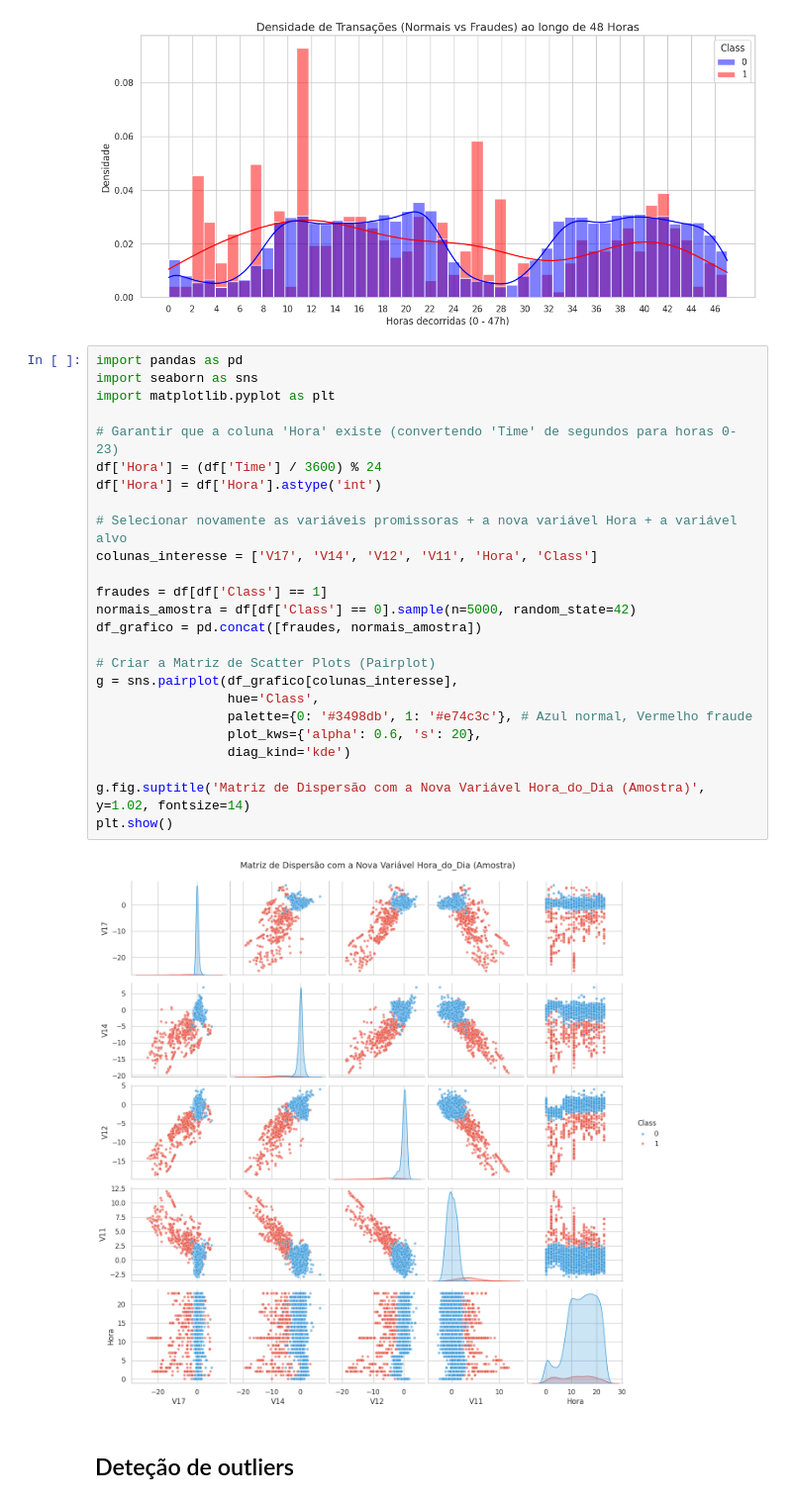
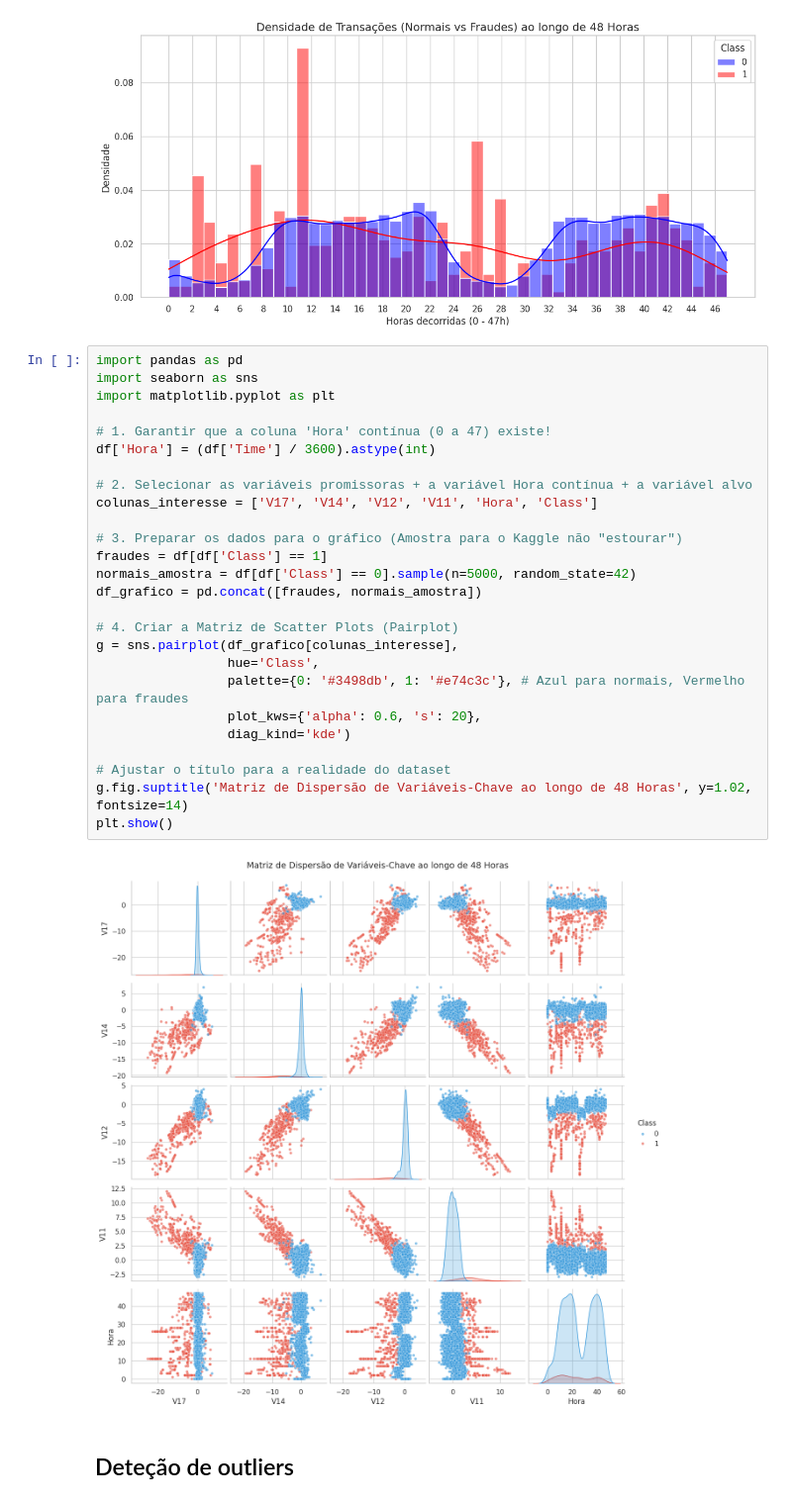
Before and after one commit to tomas15moreira/Projeto-Detecao-de-Transacoes-Fraudulentas-, a Jupyter notebook: notebooks/1.0_eda_limpeza.ipynb, the cells around one changed output. Shown at 99% size. Saved outputs shown, nothing was run; the diff lists cells and outputs as text.

Commit message:
Kaggle Notebook | Projeto_Detecção_de_Transações_Fraudulentas  | Version 27

```diff
--- a/notebooks/1.0_eda_limpeza.ipynb
+++ b/notebooks/1.0_eda_limpeza.ipynb
@@ -555,30 +555,31 @@ plt.show()
 # %%
 import pandas as pd
 import seaborn as sns
 import matplotlib.pyplot as plt
 
-# Garantir que a coluna 'Hora' existe (convertendo 'Time' de segundos para horas 0-23)
-df['Hora'] = (df['Time'] / 3600) % 24
-df['Hora'] = df['Hora'].astype('int')
+# 1. Garantir que a coluna 'Hora' contínua (0 a 47) existe!
+df['Hora'] = (df['Time'] / 3600).astype(int)
 
-# Selecionar novamente as variáveis promissoras + a nova variável Hora + a variável alvo
+# 2. Selecionar as variáveis promissoras + a variável Hora contínua + a variável alvo
 colunas_interesse = ['V17', 'V14', 'V12', 'V11', 'Hora', 'Class']
 
+# 3. Preparar os dados para o gráfico (Amostra para o Kaggle não "estourar")
 fraudes = df[df['Class'] == 1]
 normais_amostra = df[df['Class'] == 0].sample(n=5000, random_state=42)
 df_grafico = pd.concat([fraudes, normais_amostra])
 
-# Criar a Matriz de Scatter Plots (Pairplot)
+# 4. Criar a Matriz de Scatter Plots (Pairplot)
 g = sns.pairplot(df_grafico[colunas_interesse],
                  hue='Class',
-                 palette={0: '#3498db', 1: '#e74c3c'}, # Azul normal, Vermelho fraude
+                 palette={0: '#3498db', 1: '#e74c3c'}, # Azul para normais, Vermelho para fraudes
                  plot_kws={'alpha': 0.6, 's': 20},
                  diag_kind='kde')
 
-g.fig.suptitle('Matriz de Dispersão com a Nova Variável Hora_do_Dia (Amostra)', y=1.02, fontsize=14)
+# Ajustar o título para a realidade do dataset
+g.fig.suptitle('Matriz de Dispersão de Variáveis-Chave ao longo de 48 Horas', y=1.02, fontsize=14)
 plt.show()
 # %% [output]
-[figure, old version]
+[figure, new version]
 # %% [markdown]
 ## Deteção de outliers
 # %%
```
Also changed, not shown: parts of 5 cells of this notebook.
